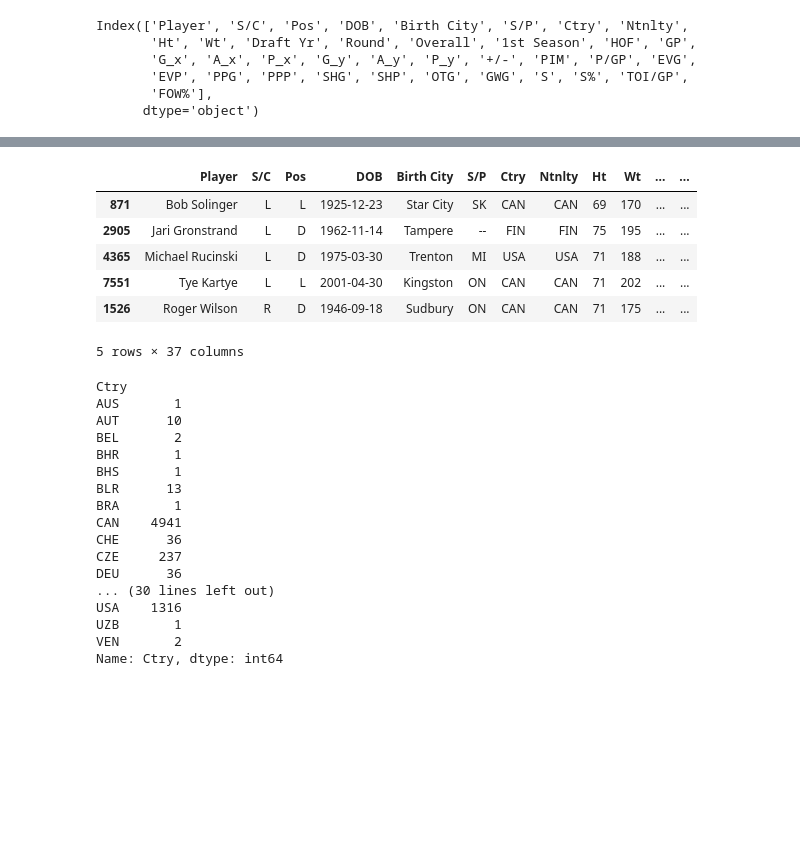
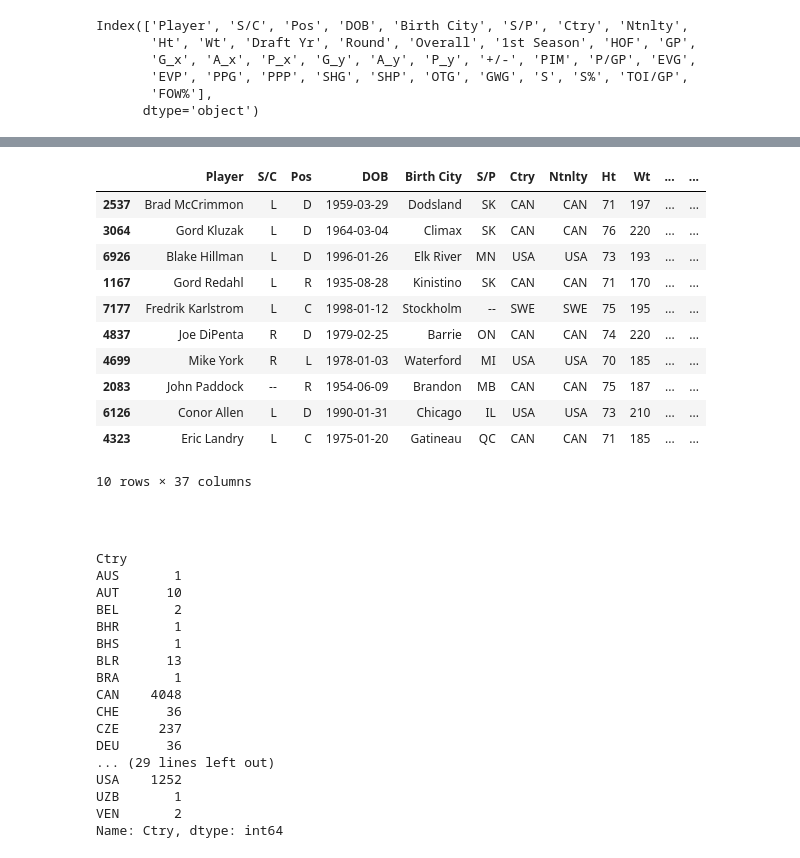
Before and after one commit to mgolovstik/cpm_project, a Jupyter notebook: test.ipynb, the cells around one changed output, grey strips where cells are left out. Saved outputs shown, nothing was run; the diff lists cells and outputs as text; code cells hidden in the pictures; blank space fills up the shorter version.

```diff
--- a/test.ipynb
+++ b/test.ipynb
@@ -110,3 +108,7 @@ player_info.to_csv('result.csv')
+# %%
+player_info['DOB'] = pd.to_datetime(player_info['DOB'], format='%Y-%m-%d')
+# %%
+player_info = player_info[player_info['DOB'] >= pd.Timestamp('1930-01-01')]
 # %%
 player_info.info()
 # %% [output]
@@ -142,13 +144,20 @@ player_info.describe()
 # %%
-player_info.sample(5)
+player_info.sample(10)
 # %% [output]
 |  | Player | S/C | Pos | DOB | Birth City | S/P | Ctry | Ntnlty | Ht | Wt | ... | ... |
-| 871 | Bob Solinger | L | L | 1925-12-23 | Star City | SK | CAN | CAN | 69 | 170 | ... | ... |
-| 2905 | Jari Gronstrand | L | D | 1962-11-14 | Tampere | -- | FIN | FIN | 75 | 195 | ... | ... |
-| 4365 | Michael Rucinski | L | D | 1975-03-30 | Trenton | MI | USA | USA | 71 | 188 | ... | ... |
-| 7551 | Tye Kartye | L | L | 2001-04-30 | Kingston | ON | CAN | CAN | 71 | 202 | ... | ... |
-| 1526 | Roger Wilson | R | D | 1946-09-18 | Sudbury | ON | CAN | CAN | 71 | 175 | ... | ... |
+| 2537 | Brad McCrimmon | L | D | 1959-03-29 | Dodsland | SK | CAN | CAN | 71 | 197 | ... | ... |
+| 3064 | Gord Kluzak | L | D | 1964-03-04 | Climax | SK | CAN | CAN | 76 | 220 | ... | ... |
+| 6926 | Blake Hillman | L | D | 1996-01-26 | Elk River | MN | USA | USA | 73 | 193 | ... | ... |
+| 1167 | Gord Redahl | L | R | 1935-08-28 | Kinistino | SK | CAN | CAN | 71 | 170 | ... | ... |
+| 7177 | Fredrik Karlstrom | L | C | 1998-01-12 | Stockholm | -- | SWE | SWE | 75 | 195 | ... | ... |
+| 4837 | Joe DiPenta | R | D | 1979-02-25 | Barrie | ON | CAN | CAN | 74 | 220 | ... | ... |
+| 4699 | Mike York | R | L | 1978-01-03 | Waterford | MI | USA | USA | 70 | 185 | ... | ... |
+| 2083 | John Paddock | -- | R | 1954-06-09 | Brandon | MB | CAN | CAN | 75 | 187 | ... | ... |
+| 6126 | Conor Allen | L | D | 1990-01-31 | Chicago | IL | USA | USA | 73 | 210 | ... | ... |
+| 4323 | Eric Landry | L | C | 1975-01-20 | Gatineau | QC | CAN | CAN | 71 | 185 | ... | ... |
-5 rows × 37 columns
+10 rows × 37 columns
+# %% [markdown]
+#
 # %%
 print(player_info.groupby('Ctry')['Ctry'].agg('count'))
 # %% [output]
@@ -160,12 +169,12 @@ BHR       1
 BHS       1
 BLR      13
 BRA       1
-CAN    4941
+CAN    4048
 CHE      36
 CZE     237
 DEU      36
-... (30 lines left out)
-USA    1316
+... (29 lines left out)
+USA    1252
 UZB       1
 VEN       2
 Name: Ctry, dtype: int64
```
Also changed, not shown: parts of 6 cells of this notebook, 1 other file.
